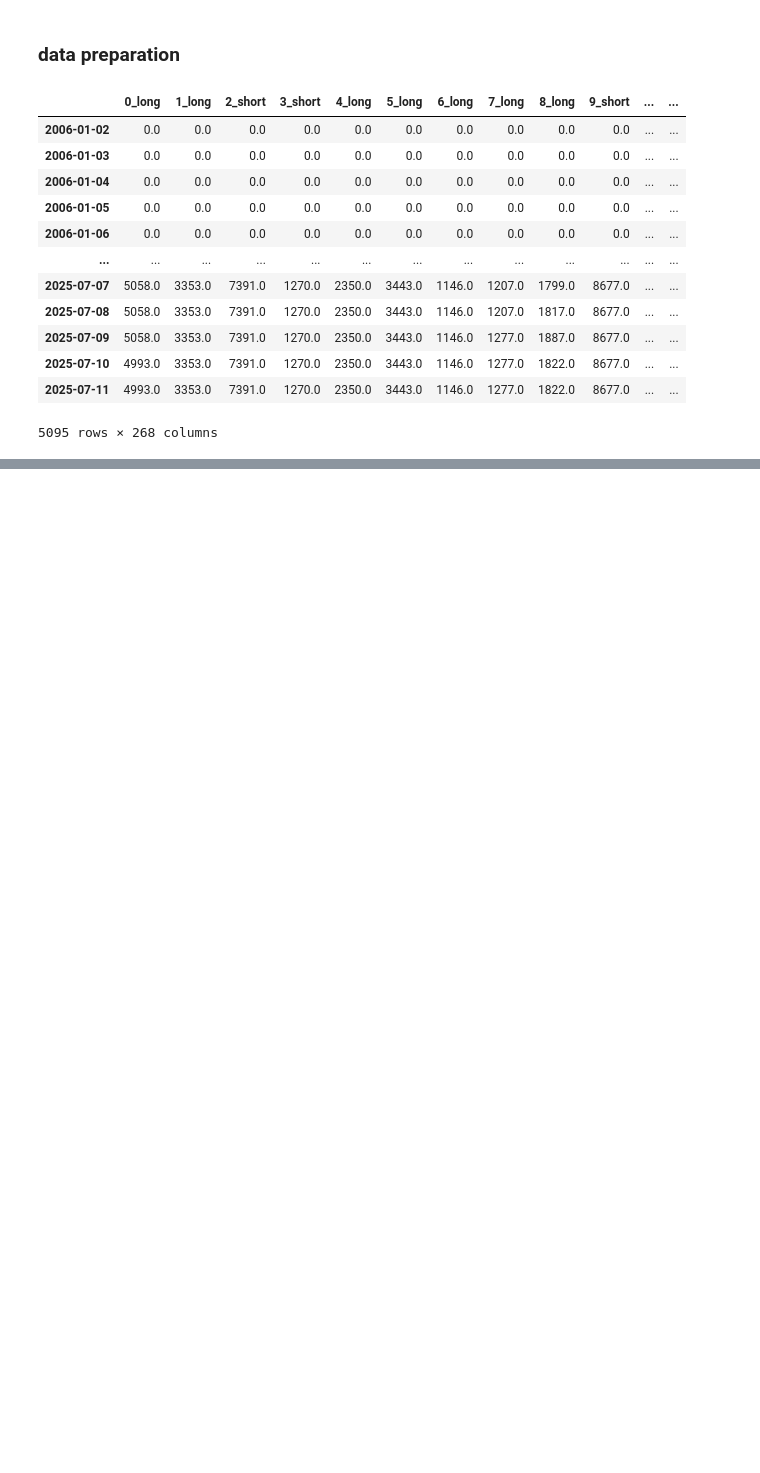
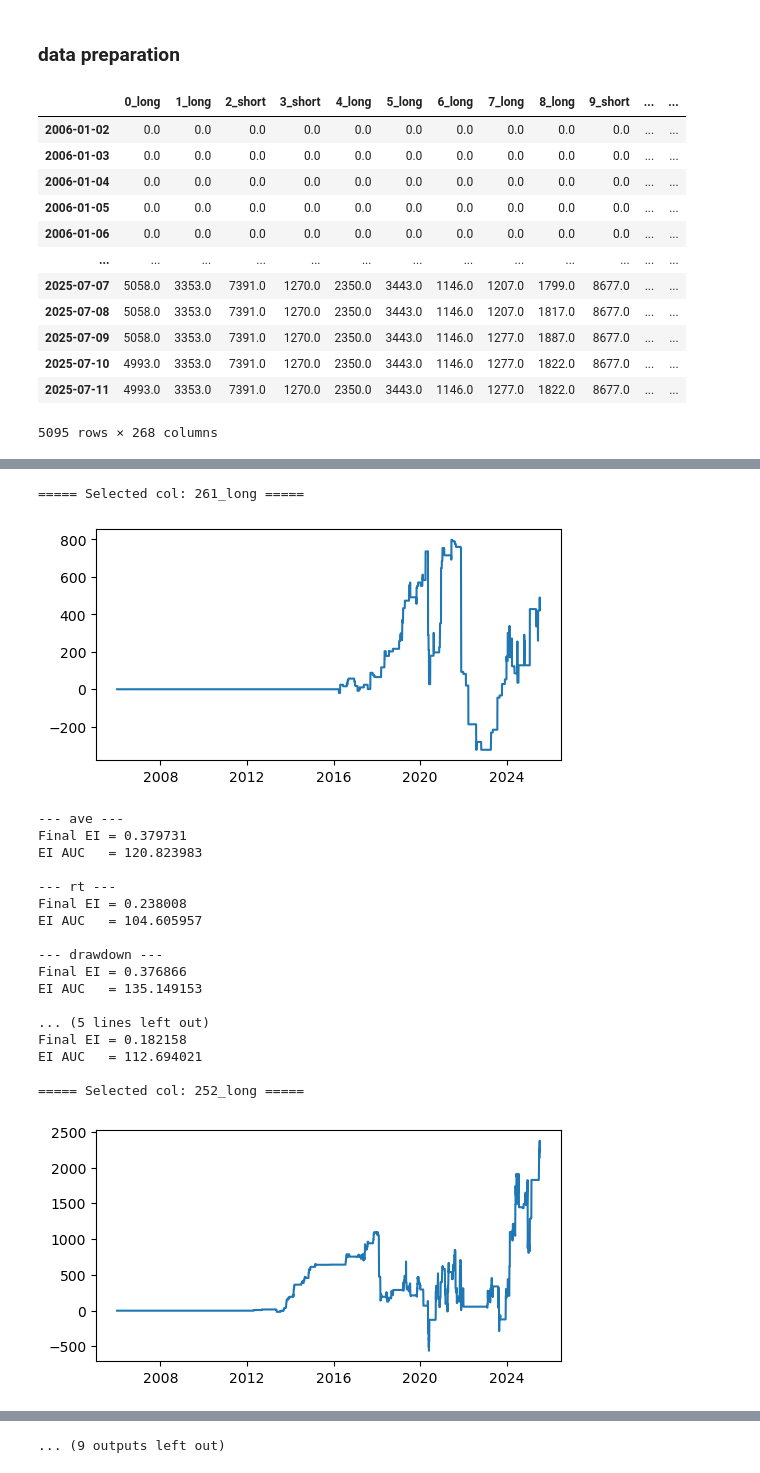
Before and after one commit to maoqing-wang/sauma-group, a Jupyter notebook: task6.ipynb, the cells around one changed output, grey strips where cells are left out. Drawn from its saved outputs; the diff is of its cells as text; code cells hidden in the pictures; blank space fills up the shorter version.

```diff
--- a/task6.ipynb
+++ b/task6.ipynb
@@ -61,0 +140,10 @@ short_metrics = calc_metrics(short)
+# %%
+# get re-arrange dict
+time_hor = long1M['0_long'].index
+
+long1M_traders = {}
+for t in time_hor:
+    records = {}
+    for trader, df1 in long1M.items():
+        records[trader] = df1.loc[t]
+    long1M_traders[t] = pd.DataFrame.from_dict(records, orient='index')
@@ -61,0 +198,51 @@ short_metrics = calc_metrics(short)
+# %%
+for i in range(10):
+    rng = np.random.default_rng()
+    all_cols = list(long.columns.difference(['naive_ave_daily', 'price']))
+    col = rng.choice(all_cols)
+    print(f"\n===== Selected col: {col} =====")
+
+    plt.figure(figsize = (6, 3))
+    plt.plot(long.index, long[col])
+    plt.show()
+
+    weight_list = [get_weights(),
+                get_weights(rt = 0.7, drawdown = 0.1, length = 0.1, volatility = 0.1),
+                get_weights(rt = 0.1, drawdown = 0.7, length = 0.1, volatility = 0.1),
+                get_weights(rt = 0.1, drawdown = 0.1, length = 0.7, volatility = 0.1),
+                get_weights(rt = 0.1, drawdown = 0.1, length = 0.1, volatility = 0.7),
+                ]
+    names = ['ave', 'rt', 'drawdown', 'length', 'volatility']
+
+    for i, w in enumerate(weight_list, start=1):
+        with warnings.catch_warnings():
+            warnings.simplefilter("ignore")
+            EI_df = compute_EI_trader(long1M_traders, alpha=0.05, weights=w).T
+
+        final_EI = EI_df[col].iloc[-1]
+        auc_EI   = EI_df[col].sum()
+
+        print(f"\n--- {names[i-1]} ---")
+        print(f"Final EI = {final_EI:.6f}")
+        print(f"EI AUC   = {auc_EI:.6f}")
+# %% [output]
+===== Selected col: 261_long =====
+[figure, added]
+--- ave ---
+Final EI = 0.379731
+EI AUC   = 120.823983
+
+--- rt ---
+Final EI = 0.238008
+EI AUC   = 104.605957
+
+--- drawdown ---
+Final EI = 0.376866
+EI AUC   = 135.149153
+
+... (5 lines left out)
+Final EI = 0.182158
+EI AUC   = 112.694021
+
+===== Selected col: 252_long =====
+[figure, added]
@@ -61,0 +321 @@ short_metrics = calc_metrics(short)
+... (9 outputs left out)
```
Also changed, not shown: parts of 24 cells of this notebook, 1 other file.
